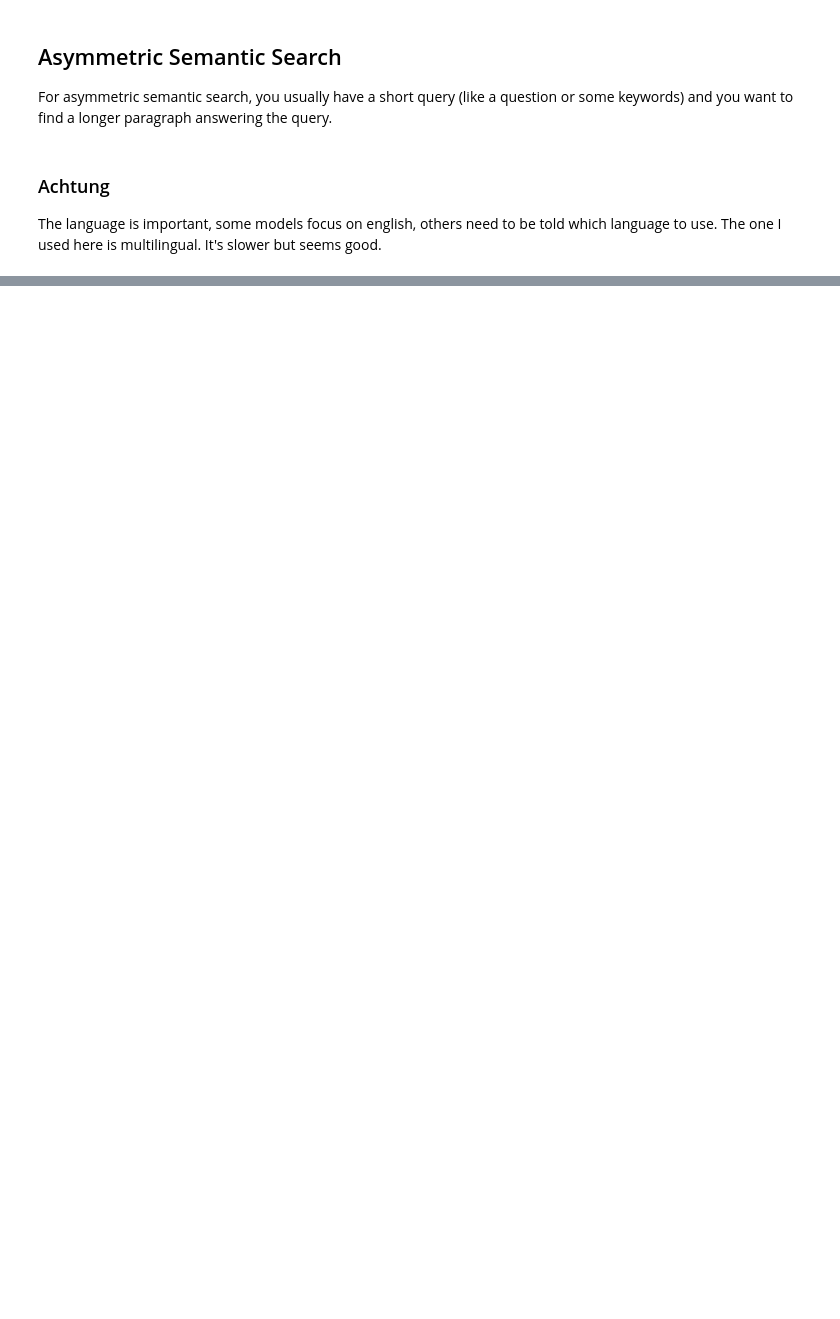
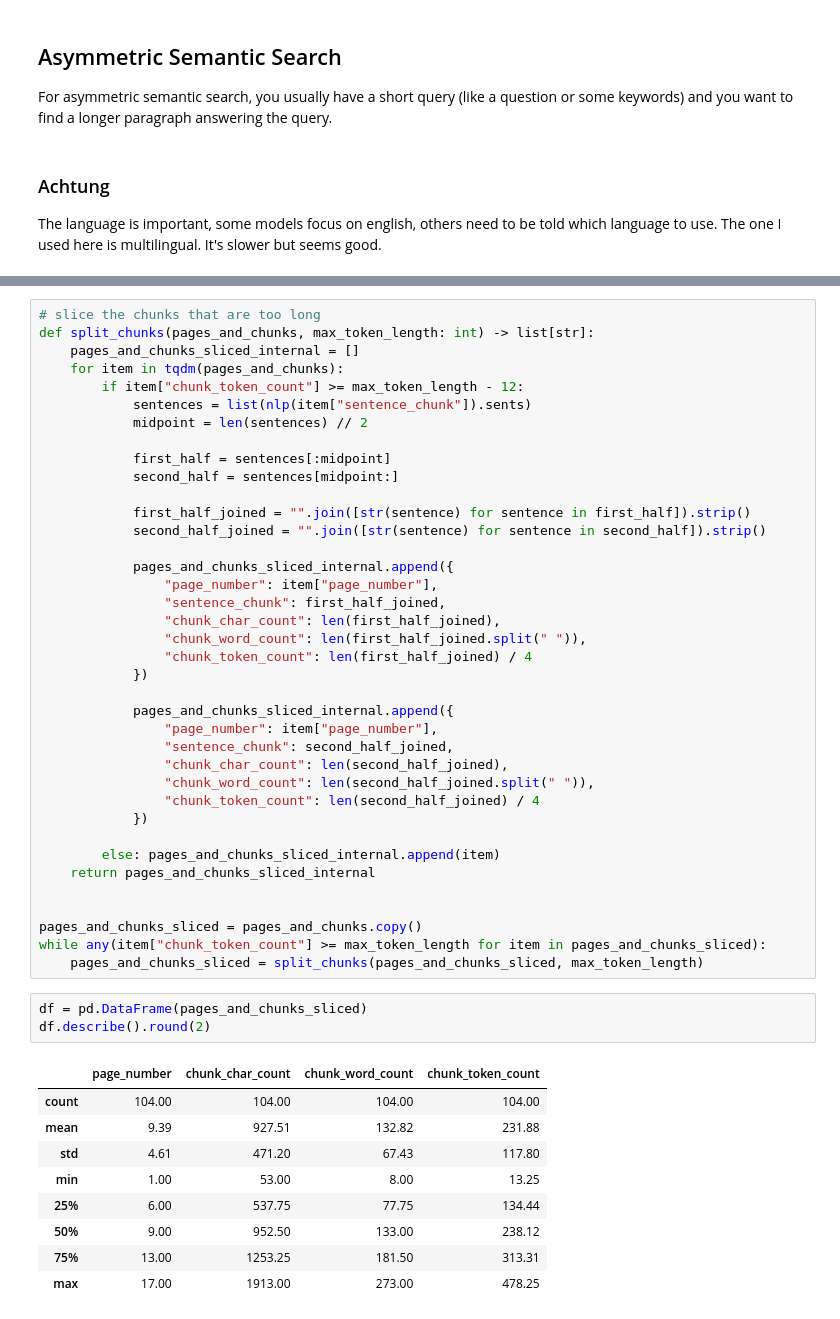
Before and after one commit to jfet97/fun-with-langchain, a Jupyter notebook: examples/asymmetric-semantic-search/asymmetric-semantic-search-better.ipynb, the cells around one changed output, grey strips where cells are left out. Cells and saved outputs as stored; diff of their text form; blank space fills up the shorter version.

```diff
--- a/examples/asymmetric-semantic-search/asymmetric-semantic-search-better.ipynb
+++ b/examples/asymmetric-semantic-search/asymmetric-semantic-search-better.ipynb
@@ -37,0 +227,51 @@ retriever = vectorstore.as_retriever(
+# %%
+# slice the chunks that are too long
+def split_chunks(pages_and_chunks, max_token_length: int) -> list[str]:
+    pages_and_chunks_sliced_internal = []
+    for item in tqdm(pages_and_chunks):
+        if item["chunk_token_count"] >= max_token_length - 12:
+            sentences = list(nlp(item["sentence_chunk"]).sents)
+            midpoint = len(sentences) // 2
+
+            first_half = sentences[:midpoint]
+            second_half = sentences[midpoint:]
+
+            first_half_joined = "".join([str(sentence) for sentence in first_half]).strip()
+            second_half_joined = "".join([str(sentence) for sentence in second_half]).strip()
+
+            pages_and_chunks_sliced_internal.append({
+                "page_number": item["page_number"],
+                "sentence_chunk": first_half_joined,
+                "chunk_char_count": len(first_half_joined),
+                "chunk_word_count": len(first_half_joined.split(" ")),
+                "chunk_token_count": len(first_half_joined) / 4
+            })
+
+            pages_and_chunks_sliced_internal.append({
+                "page_number": item["page_number"],
+                "sentence_chunk": second_half_joined,
+                "chunk_char_count": len(second_half_joined),
+                "chunk_word_count": len(second_half_joined.split(" ")),
+                "chunk_token_count": len(second_half_joined) / 4
+            })
+
+        else: pages_and_chunks_sliced_internal.append(item)
+    return pages_and_chunks_sliced_internal
+
+
+pages_and_chunks_sliced = pages_and_chunks.copy()
+while any(item["chunk_token_count"] >= max_token_length for item in pages_and_chunks_sliced):
+    pages_and_chunks_sliced = split_chunks(pages_and_chunks_sliced, max_token_length)
+# %%
+df = pd.DataFrame(pages_and_chunks_sliced)
+df.describe().round(2)
+# %% [output]
+|  | page_number | chunk_char_count | chunk_word_count | chunk_token_count |
+| count | 104.00 | 104.00 | 104.00 | 104.00 |
+| mean | 9.39 | 927.51 | 132.82 | 231.88 |
+| std | 4.61 | 471.20 | 67.43 | 117.80 |
+| min | 1.00 | 53.00 | 8.00 | 13.25 |
+| 25% | 6.00 | 537.75 | 77.75 | 134.44 |
+| 50% | 9.00 | 952.50 | 133.00 | 238.12 |
+| 75% | 13.00 | 1253.25 | 181.50 | 313.31 |
+| max | 17.00 | 1913.00 | 273.00 | 478.25 |
```
Also changed, not shown: parts of 21 cells of this notebook.
